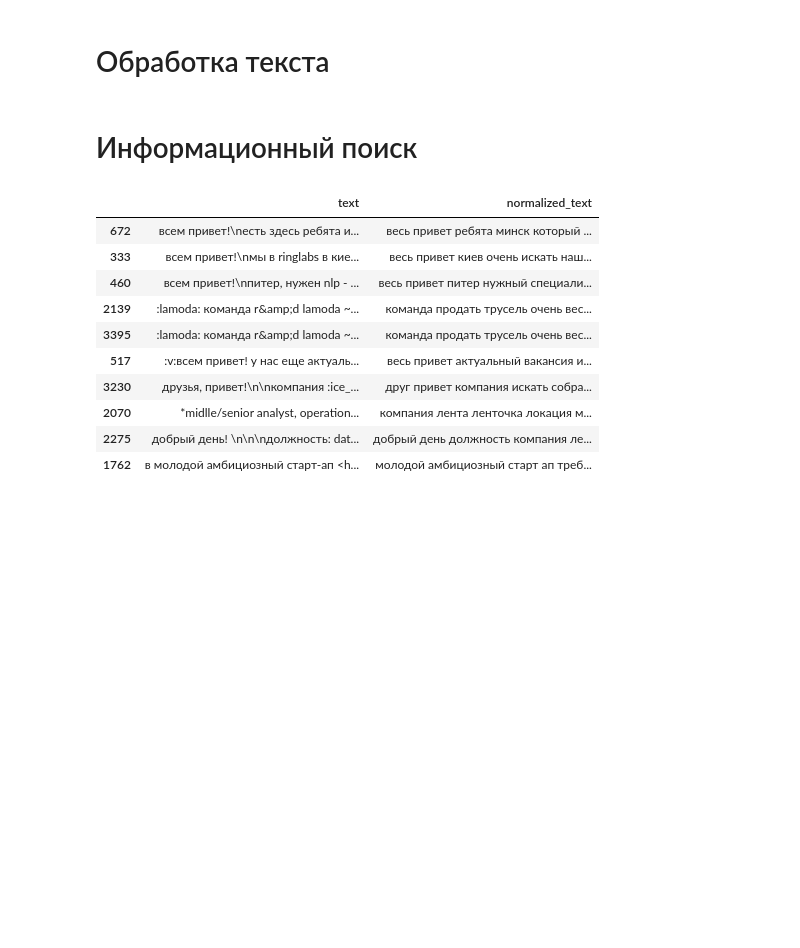
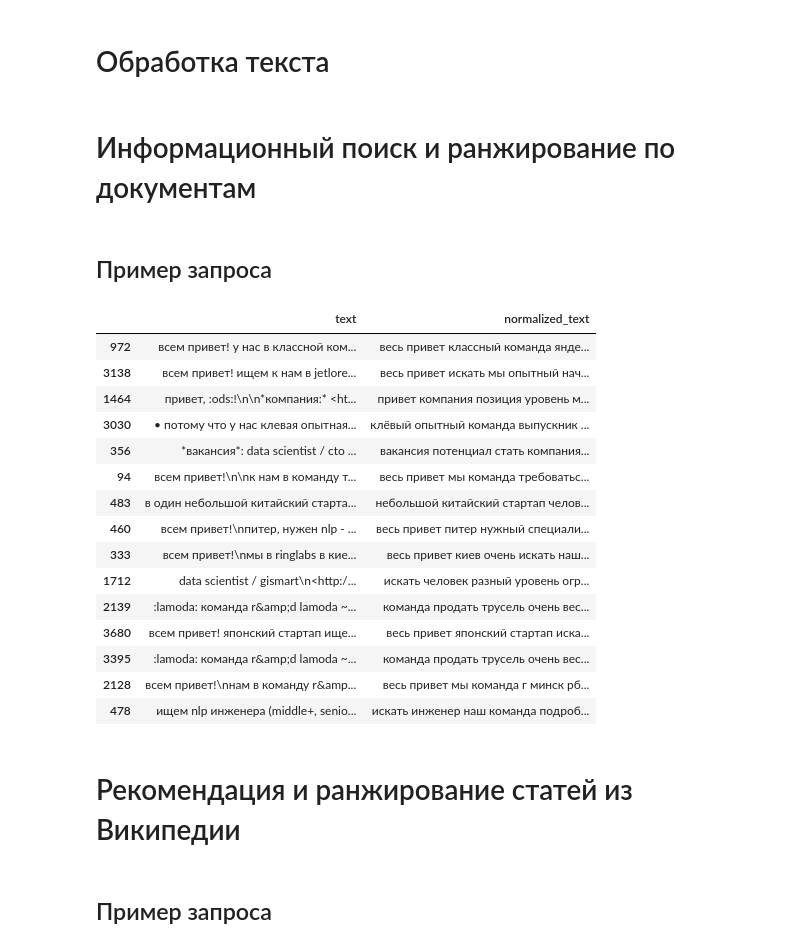
Before and after one commit to slavastar/Data-Analysis-Course, a Jupyter notebook: Project.ipynb, the cells around one changed output. Saved outputs shown, nothing was run; the diff lists cells and outputs as text; code cells hidden in the pictures; blank space fills up the shorter version.

```diff
--- a/Project.ipynb
+++ b/Project.ipynb
@@ -113,17 +112,20 @@ def remove_stopwords(words: list) -> list:
     return [w for w in words if not w in stopwords.words('russian')]
 
 
+
 def process_text(text: str) -> str:
     """
-    param text: токенизируемый текст
+    Токенизация текста с последующим удалением стоп-слов
+    param text: текст
     """
 
-    raw_texts = tokenizer.tokenize(text.strip())
+    raw_texts = tokenizer.tokenize(remove_accents(text).strip())
     texts = []
     for raw_text in raw_texts:
         if len(raw_text) > 0:
             texts.append(remove_stopwords(text_to_wordlist(raw_text)))
     return [item for sublist in texts for item in sublist]
+
 
 
 def normalize(token: str) -> str:
@@ -134,20 +136,26 @@ def normalize(token: str) -> str:
 
     return morph.parse(token)[0].normal_form
 # %%
-def process_query(query: str) -> str:
+def process_query(query: str, correct_spelling=True) -> str:
     """
     Редактирование запроса. Включает в себя следующие шаги:
     1. Исправление опечаток
     2. Токенизация
     3. Удаление стоп-слов
     4. Нормализация
+
+    param query: запрос
+    param correct_spelling: нужно ли исправлять опечатки в тексе
     """
-    return ' '.join(list(map(lambda word: normalize(word), process_text(edit_spelling(query)))))
+
+    if correct_spelling:
+        query = edit_spelling(query)
+    return ' '.join(list(map(lambda word: normalize(word), process_text(query))))
 # %%
 tokenizer = nltk.data.load('tokenizers/punkt/russian.pickle')
 morph = pymorphy2.MorphAnalyzer()
 # %% [markdown]
-# Информационный поиск
+# Информационный поиск и ранжирование по документам
 # %%
 def cosine(a: list, b: list) -> np.float64:
     """
@@ -173,19 +181,28 @@ def recommend(corpus: pd.Series, query: str, top_n: int = 10) -> list:
 
     recommendations = sorted(enumerate(vectorized_corpus), key=lambda text: cosine(text[1], vectorized_query))
     return [index for index, text in recommendations[-top_n:]]
+# %% [markdown]
+## Пример запроса
 # %%
-query = 'Привет! Нам нушен в старт-ап классныъ разрабачик данных'
-recommendation_indices = recommend(df['normalized_text'], query)
+query = 'Привет! Нам нушен в стартап классныъ инженер для выпалненнния сложных задач'
+recommendation_indices = recommend(df['normalized_text'], query, top_n=15)
 df.loc[recommendation_indices]
 # %% [output]
 |  | text | normalized_text |
-| 672 | всем привет!\nесть здесь ребята и... | весь привет ребята минск который ... |
+| 972 | всем привет! у нас в классной ком... | весь привет классный команда янде... |
+| 3138 | всем привет! ищем к нам в jetlore... | весь привет искать мы опытный нач... |
+| 1464 | привет, :ods:!\n\n*компания:* <ht... | привет компания позиция уровень м... |
+| 3030 | • потому что у нас клевая опытная... | клёвый опытный команда выпускник ... |
+| 356 | *вакансия*: data scientist / cto ... | вакансия потенциал стать компания... |
+| 94 | всем привет!\n\nк нам в команду т... | весь привет мы команда требоватьс... |
+| 483 | в один небольшой китайский старта... | небольшой китайский стартап челов... |
+| 460 | всем привет!\nпитер, нужен nlp - ... | весь привет питер нужный специали... |
 | 333 | всем привет!\nмы в ringlabs в кие... | весь привет киев очень искать наш... |
-| 460 | всем привет!\nпитер, нужен nlp - ... | весь привет питер нужный специали... |
+| 1712 | data scientist / gismart\n<http:/... | искать человек разный уровень огр... |
 | 2139 | :lamoda: команда r&amp;d lamoda ~... | команда продать трусель очень вес... |
+| 3680 | всем привет! японский стартап ище... | весь привет японский стартап иска... |
 | 3395 | :lamoda: команда r&amp;d lamoda ~... | команда продать трусель очень вес... |
-| 517 | :v:всем привет! у нас еще актуаль... | весь привет актуальный вакансия и... |
-| 3230 | друзья, привет!\n\nкомпания :ice_... | друг привет компания искать собра... |
-| 2070 | *midlle/senior analyst, operation... | компания лента ленточка локация м... |
-| 2275 | добрый день! \n\n\nдолжность: dat... | добрый день должность компания ле... |
-| 1762 | в молодой амбициозный старт-ап <h... | молодой амбициозный старт ап треб... |
+| 2128 | всем привет!\nнам в команду r&amp... | весь привет мы команда г минск рб... |
+| 478 | ищем nlp инженера (middle+, senio... | искать инженер наш команда подроб... |
+# %% [markdown]
+# Рекомендация и ранжирование статей из Википедии
@@ -191,0 +328,2 @@ df.loc[recommendation_indices]
+# %% [markdown]
+## Пример запроса
```
Also changed, not shown: parts of 15 cells of this notebook.
